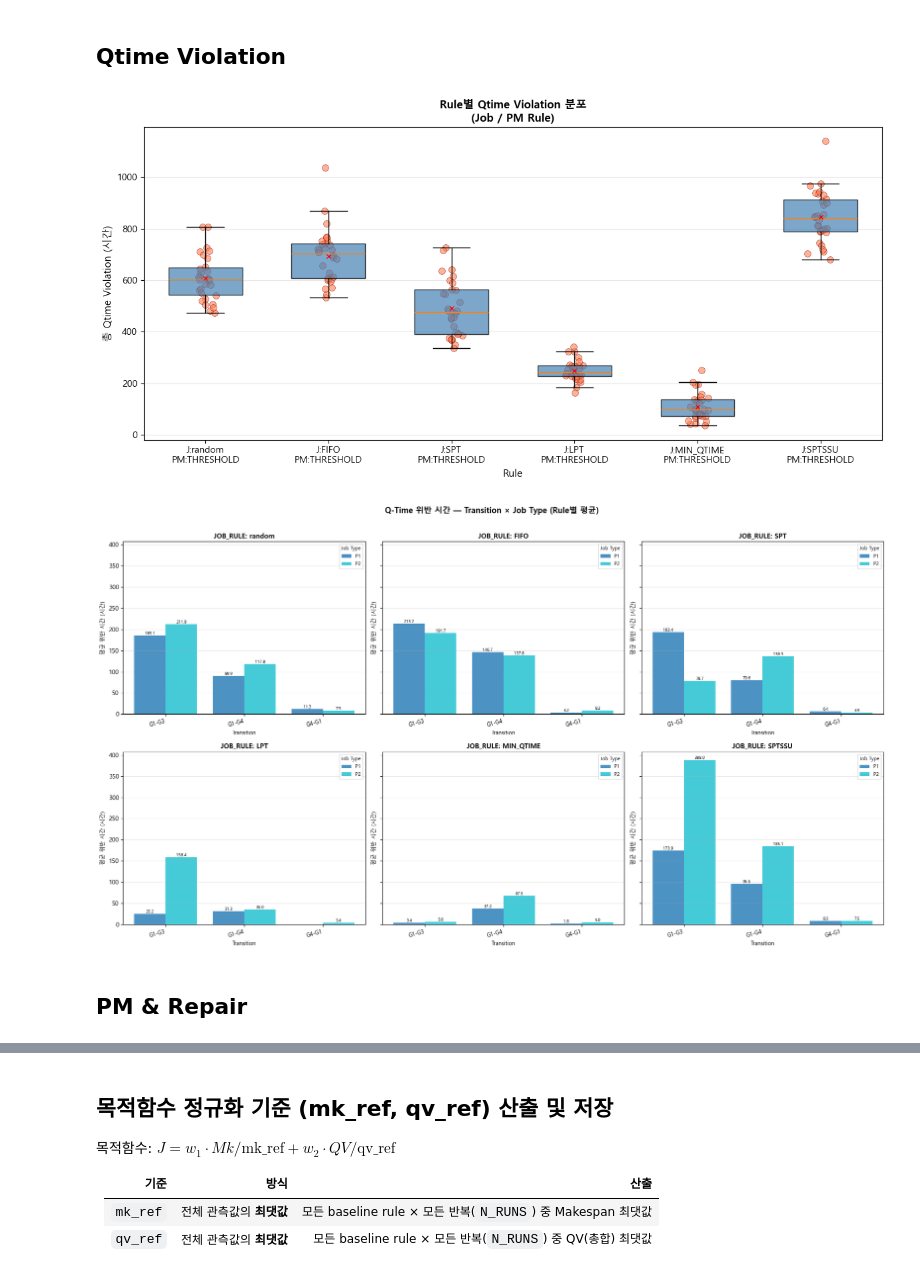
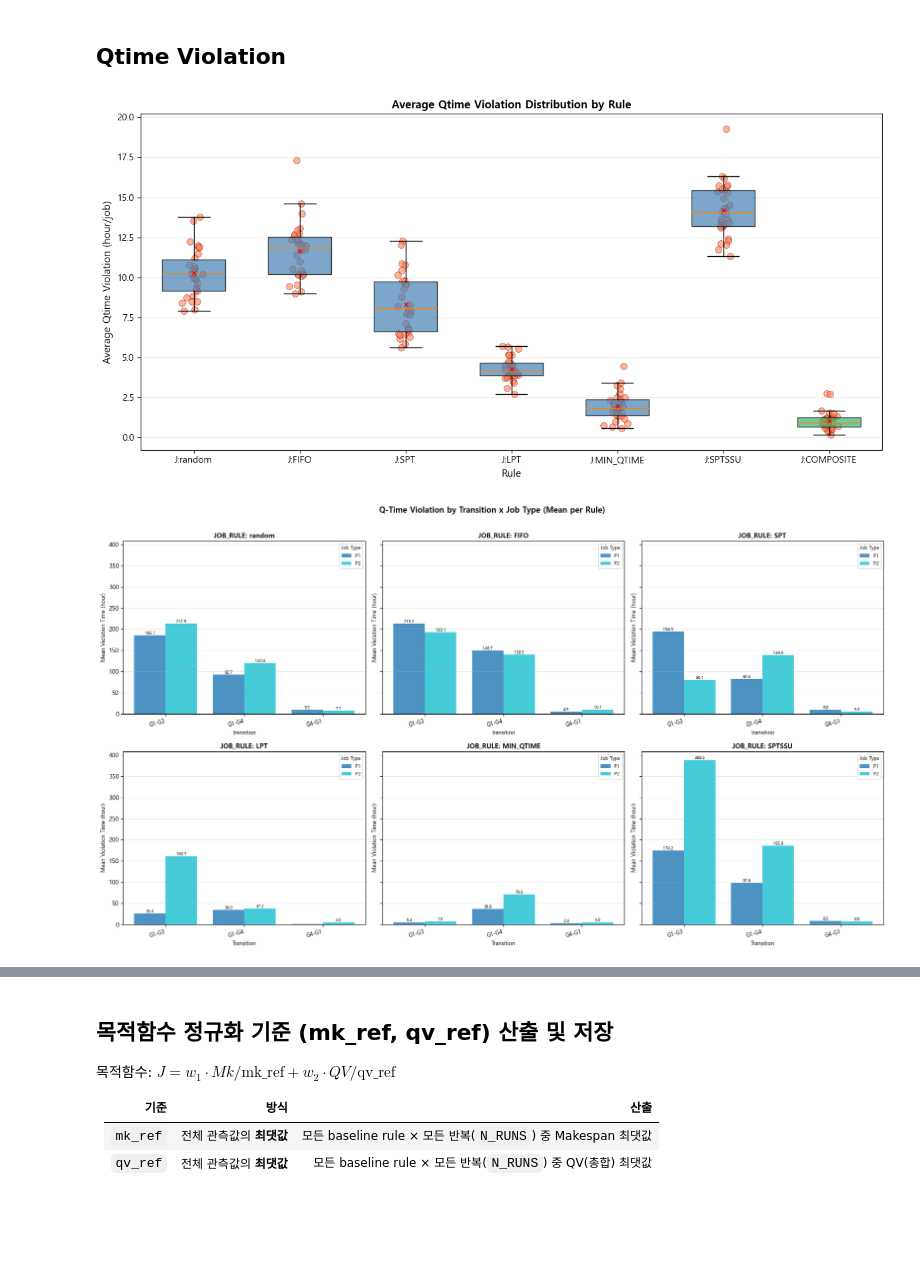
Before and after one commit to cryscham123/simulation_homework, a Jupyter notebook: result_compare.ipynb, the cells around one changed output, grey strips where cells are left out. Saved outputs shown, nothing was run; the diff lists cells and outputs as text; code cells hidden in the pictures; blank space fills up the shorter version.

```diff
--- a/result_compare.ipynb
+++ b/result_compare.ipynb
@@ -158,7 +220,7 @@ metrics_df = pd.DataFrame(metrics)
 # %% [markdown]
 ## Makespan
 # %%
-_unit_label = {'M': '분', 'H': '시간', 'D': '일'}.get(os.getenv('TIME_UNIT', 'M'), '분')
+_unit_label = {'M': 'min', 'H': 'hour', 'D': 'day'}.get(os.getenv('TIME_UNIT', 'M'), 'min')
 fig, ax = plt.subplots(figsize=(12, 6))
 
 rule_indices = [(job_rule, pm_rule) for job_rule in JOB_RULES for pm_rule in PM_RULES]
@@ -168,11 +230,18 @@ box_data = [metrics_df[
     (metrics_df['job_rule'] == idx[0]) &
     (metrics_df['pm_rule'] == idx[1])
 ]['makespan'].values for idx in rule_indices]
+box_colors = ['steelblue'] * len(box_data)
+
+# COMPOSITE box 추가 (composite_metrics 가 있을 때만) — 다른 색으로 구분
+if 'composite_metrics' in globals() and len(composite_metrics) > 0:
+    rule_labels.append(f"J:COMPOSITE\nPM:{composite_metrics['pm_rule'].iloc[0]}")
+    box_data.append(composite_metrics['makespan'].values)
+    box_colors.append('mediumseagreen')
 
 bp = ax.boxplot(box_data, labels=rule_labels, patch_artist=True, widths=0.6, showfliers=False)
 
-for patch in bp['boxes']:
-    patch.set_facecolor('steelblue')
+for patch, color in zip(bp['boxes'], box_colors):
+    patch.set_facecolor(color)
     patch.set_alpha(0.7)
 
 for i, data in enumerate(box_data):
@@ -183,7 +252,7 @@ for i, data in enumerate(box_data):
 
 ax.set_xlabel('Rule', fontsize=11)
 ax.set_ylabel(f'Makespan ({_unit_label})', fontsize=11)
-ax.set_title('Rule별 Makespan 분포\n(Job / PM Rule)', fontsize=12, fontweight='bold')
+ax.set_title('Makespan Distribution by Rule\n(Job / PM Rule)', fontsize=12, fontweight='bold')
 
 ax.grid(True, alpha=0.3, axis='y')
 
@@ -194,23 +263,32 @@ plt.show()
 # %% [markdown]
 ## Qtime Violation
 # %%
-# ── 그래프 1: Rule별 Qtime Violation 분포 (boxplot) ──────────────────────────
-_unit_label = {'M': '분', 'H': '시간', 'D': '일'}.get(os.getenv('TIME_UNIT', 'M'), '분')
+# ── 그래프 1: Rule별 Average Qtime Violation 분포 (boxplot) ───────────────────
+# y축 = Average Qtime Violation = Total Qtime Violation / N_JOBS (job당 평균 위반 시간).
+_unit_label = {'M': 'min', 'H': 'hour', 'D': 'day'}.get(os.getenv('TIME_UNIT', 'M'), 'min')
 
 fig, ax = plt.subplots(figsize=(12, 6))
 
 rule_indices = [(job_rule, pm_rule) for job_rule in JOB_RULES for pm_rule in PM_RULES]
-rule_labels = [f"J:{idx[0]}\nPM:{idx[1]}" for idx in rule_indices]
+rule_labels = [f"J:{idx[0]}" for idx in rule_indices]
 
+# Total → Average: N_JOBS 로 나눈다.
 box_data = [metrics_df[
     (metrics_df['job_rule'] == idx[0]) &
     (metrics_df['pm_rule'] == idx[1])
-]['qtime_violations'].values for idx in rule_indices]
+]['qtime_violations'].values / N_JOBS for idx in rule_indices]
+box_colors = ['steelblue'] * len(box_data)
+
+# COMPOSITE box 추가 (composite_metrics 가 있을 때만) — 다른 색으로 구분
+if 'composite_metrics' in globals() and len(composite_metrics) > 0:
+    rule_labels.append("J:COMPOSITE")
+    box_data.append(composite_metrics['qtime_violations'].values / N_JOBS)
+    box_colors.append('mediumseagreen')
 
 bp = ax.boxplot(box_data, labels=rule_labels, patch_artist=True, widths=0.6, showfliers=False)
 
-for patch in bp['boxes']:
-    patch.set_facecolor('steelblue')
+for patch, color in zip(bp['boxes'], box_colors):
+    patch.set_facecolor(color)
     patch.set_alpha(0.7)
 
 for i, data in enumerate(box_data):
@@ -220,8 +298,8 @@ for i, data in enumerate(box_data):
     ax.plot(i + 1, np.mean(data), marker='x', markersize=5, markeredgewidth=1, color='red', zorder=3)
 
 ax.set_xlabel('Rule', fontsize=11)
-ax.set_ylabel(f'총 Qtime Violation ({_unit_label})', fontsize=11)
-ax.set_title('Rule별 Qtime Violation 분포\n(Job / PM Rule)', fontsize=12, fontweight='bold')
+ax.set_ylabel(f'Average Qtime Violation ({_unit_label}/job)', fontsize=11)
+ax.set_title('Average Qtime Violation Distribution by Rule', fontsize=12, fontweight='bold')
 ax.grid(True, alpha=0.3, axis='y')
 
 plt.tight_layout()
@@ -263,37 +341,35 @@ if len(tv_df) > 0:
 
         pivot = rule_df.groupby(['transition', 'job_type'])['violation'].mean().unstack('job_type').reindex(
             index=all_transitions, columns=all_job_types, fill_value=0
         )
 
         for jt_idx, job_type in enumerate(all_job_types):
             offset = (jt_idx - (len(all_job_types) - 1) / 2) * bar_width
             vals = pivot[job_type].values if job_type in pivot.columns else np.zeros(len(all_transitions))
             bars = ax.bar(x + offset, vals, bar_width, label=job_type, color=colors[jt_idx], alpha=0.8)
             for bar in bars:
                 h = bar.get_height()
                 if h > 0.5:
                     ax.text(bar.get_x() + bar.get_width() / 2, h, f'{h:.1f}',
                             ha='center', va='bottom', fontsize=7)
 
         ax.set_title(f'JOB_RULE: {job_rule}', fontsize=11, fontweight='bold')
         ax.set_xticks(x)
         ax.set_xticklabels(all_transitions, rotation=15, ha='right', fontsize=9)
         ax.set_xlabel('Transition', fontsize=9)
-        ax.set_ylabel(f'평균 위반 시간 ({_unit_label})', fontsize=9)
+        ax.set_ylabel(f'Mean Violation Time ({_unit_label})', fontsize=9)
         ax.grid(True, alpha=0.3, axis='y')
         ax.legend(title='Job Type', fontsize=8, title_fontsize=8)
 
     # 빈 서브플롯 숨기기
     for i in range(n_rules, len(axes)):
         axes[i].set_visible(False)
 
-    fig.suptitle('Q-Time 위반 시간 — Transition × Job Type (Rule별 평균)', fontsize=13, fontweight='bold', y=1.01)
+    fig.suptitle('Q-Time Violation by Transition x Job Type (Mean per Rule)', fontsize=13, fontweight='bold', y=1.01)
     plt.tight_layout()
     plt.show()
 else:
-    print("Q-Time 위반 데이터가 없습니다.")
+    print("No Q-Time violation data.")
 # %% [output]
-[figure, old version]
+[figure, new version]
-[figure, old version]
+[figure, new version]
-# %% [markdown]
-## PM & Repair
```
Also changed, not shown: parts of 11 cells of this notebook, 14 other files.
